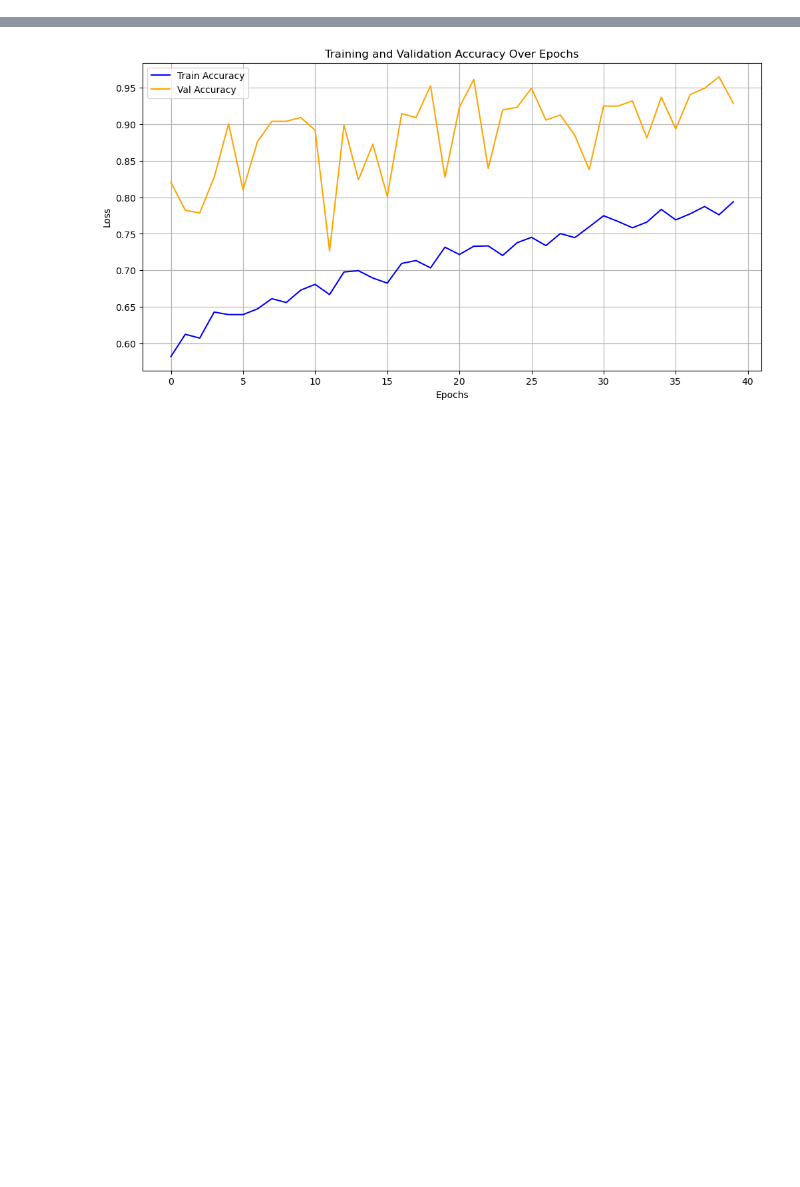
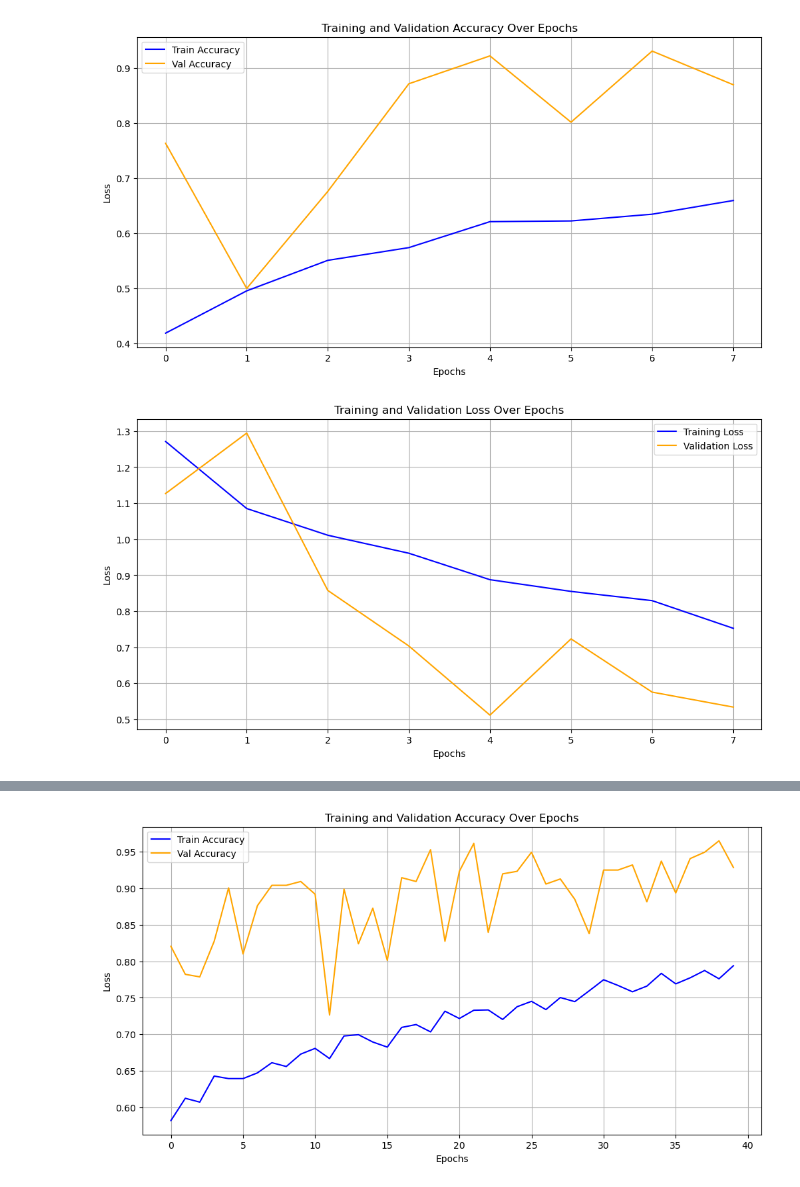
Before and after one commit to Oatsinthepine/Project4, a Jupyter notebook: RSingh_part/Plot_ModelsHistory.ipynb, the cells around one changed output, grey strips where cells are left out. Drawn from its saved outputs; the diff is of its cells as text; code cells hidden in the pictures; blank space fills up the shorter version.

Commit message:
plot model history

```diff
--- a/RSingh_part/Plot_ModelsHistory.ipynb
+++ b/RSingh_part/Plot_ModelsHistory.ipynb
@@ -35 +21,35 @@ plt.show()
+# %%
+import pandas as pd
+import matplotlib.pyplot as plt
+
+# Load the CSV file
+file_path = './Project4_CSVFiles/model1/h1_df.csv'  # Update this to your actual file path if needed
+df = pd.read_csv(file_path)
+
+# Plotting the graphs
+
+# 1. Line Plot of Accuracy over Epochs
+plt.figure(figsize=(12, 6))
+plt.plot(df.index, df['accuracy'], label='Train Accuracy', color='blue')
+plt.plot(df.index, df['val_accuracy'], label='Val Accuracy', color='orange')
+plt.xlabel('Epochs')
+plt.ylabel('Loss')
+plt.title('Training and Validation Accuracy Over Epochs')
+plt.legend()
+plt.grid(True)
+plt.show()
+
+# 2. Line Plot of Loss over Epochs
+plt.figure(figsize=(12, 6))
+plt.plot(df.index, df['loss'], label='Training Loss', color='blue')
+plt.plot(df.index, df['val_loss'], label='Validation Loss', color='orange')
+plt.xlabel('Epochs')
+plt.ylabel('Loss')
+plt.title('Training and Validation Loss Over Epochs')
+plt.legend()
+plt.grid(True)
+plt.show()
+# %% [output]
+[figure, added]
+[figure, added]
 # %% [markdown]
```
Also changed, not shown: parts of 37 cells of this notebook, 17 other files.
